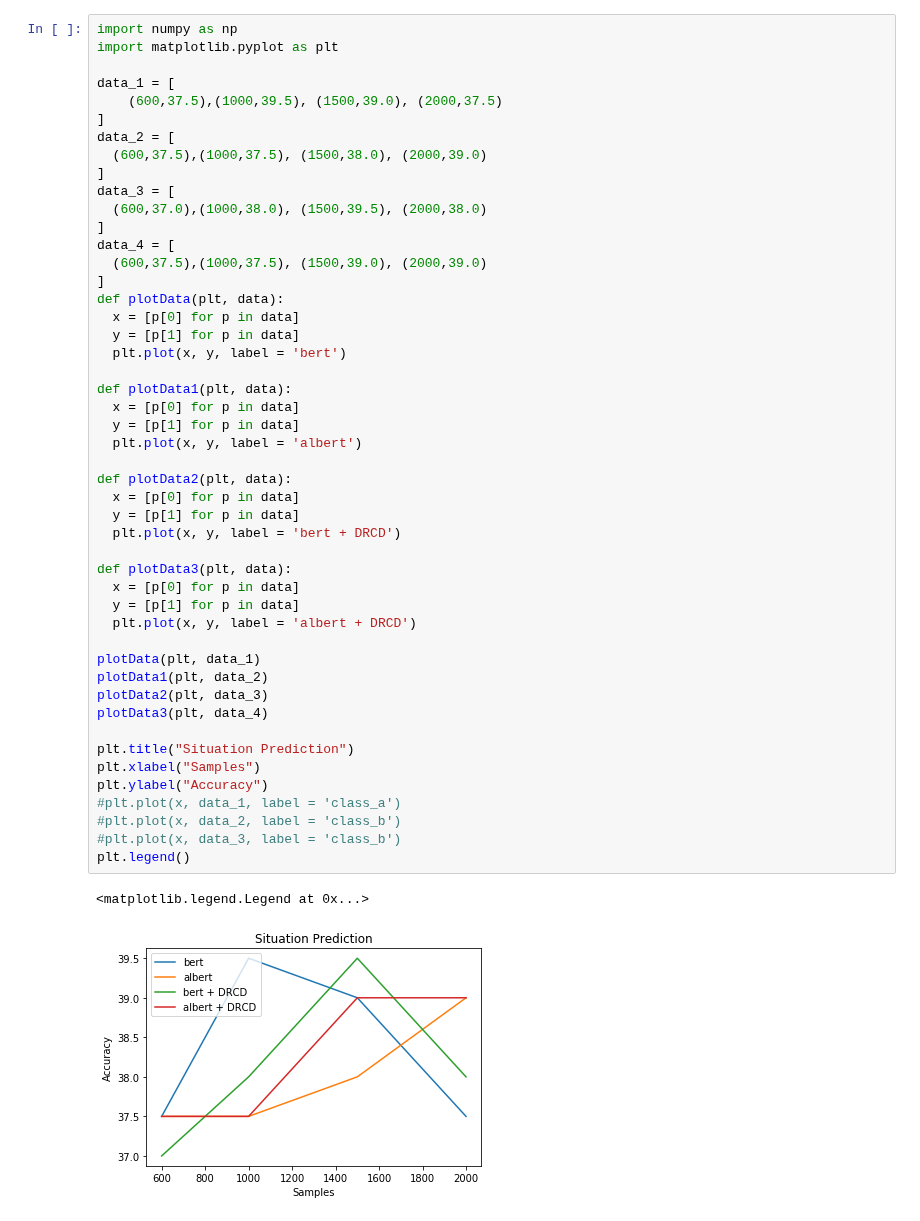
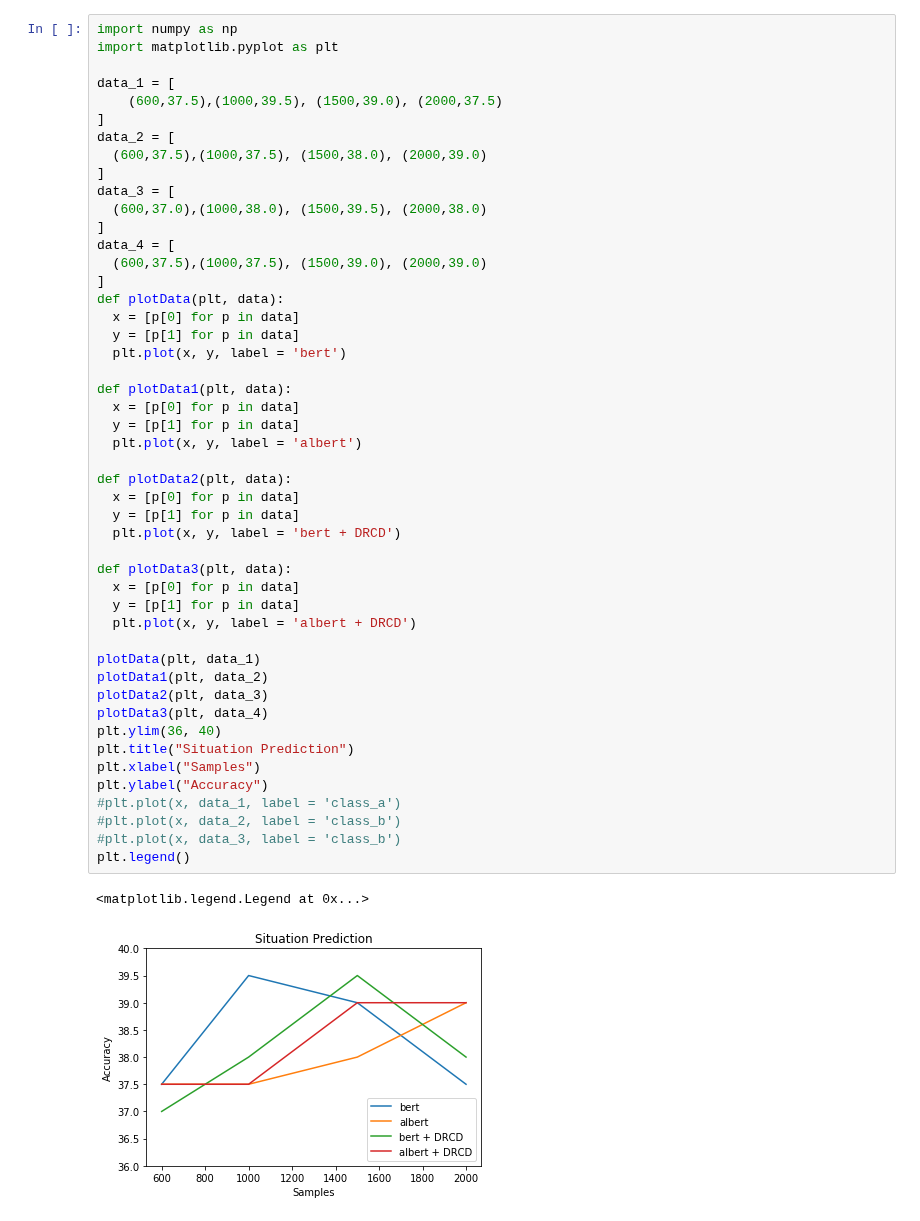
Before and after one commit to an8282p/albert, a Jupyter notebook: 實驗結果圖表顯示.ipynb, the cells around one changed output. Saved outputs shown, nothing was run; the diff lists cells and outputs as text.

```diff
--- a/實驗結果圖表顯示.ipynb
+++ b/實驗結果圖表顯示.ipynb
@@ -20,32 +20,32 @@ def plotData(plt, data):
   plt.plot(x, y, label = 'bert')
 
 def plotData1(plt, data):
   x = [p[0] for p in data]
   y = [p[1] for p in data]
   plt.plot(x, y, label = 'albert')
 
 def plotData2(plt, data):
   x = [p[0] for p in data]
   y = [p[1] for p in data]
   plt.plot(x, y, label = 'bert + DRCD')
 
 def plotData3(plt, data):
   x = [p[0] for p in data]
   y = [p[1] for p in data]
   plt.plot(x, y, label = 'albert + DRCD')
 
 plotData(plt, data_1)
 plotData1(plt, data_2)
 plotData2(plt, data_3)
 plotData3(plt, data_4)
-
+plt.ylim(36, 40)
 plt.title("Situation Prediction")
 plt.xlabel("Samples")
 plt.ylabel("Accuracy")
 #plt.plot(x, data_1, label = 'class_a')
 #plt.plot(x, data_2, label = 'class_b')
 #plt.plot(x, data_3, label = 'class_b')
 plt.legend()
 # %% [output]
 <matplotlib.legend.Legend at 0x...>
-[figure, old version]
+[figure, new version]
```
Also changed, not shown: parts of 2 cells of this notebook, 6 other files.
